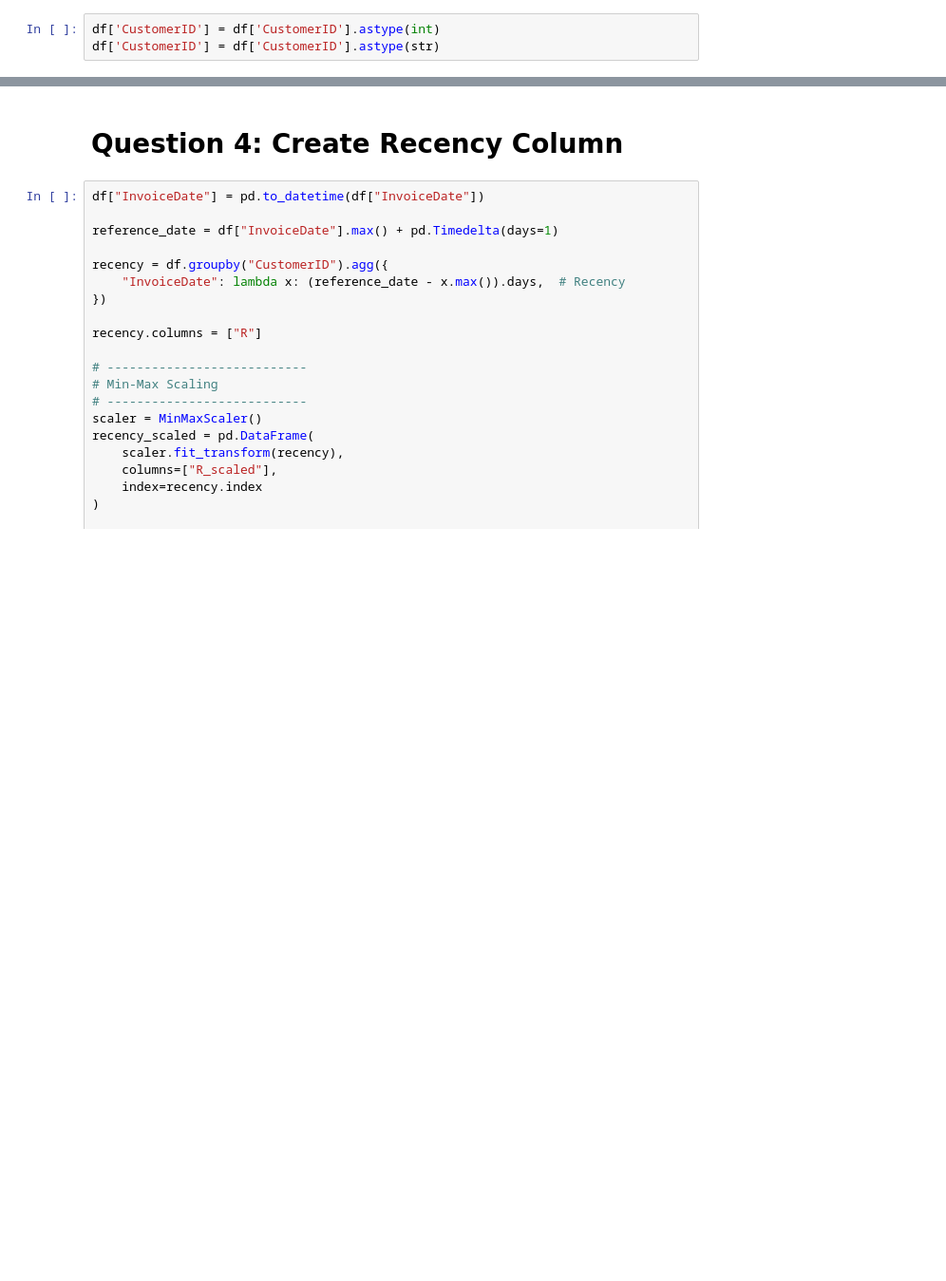
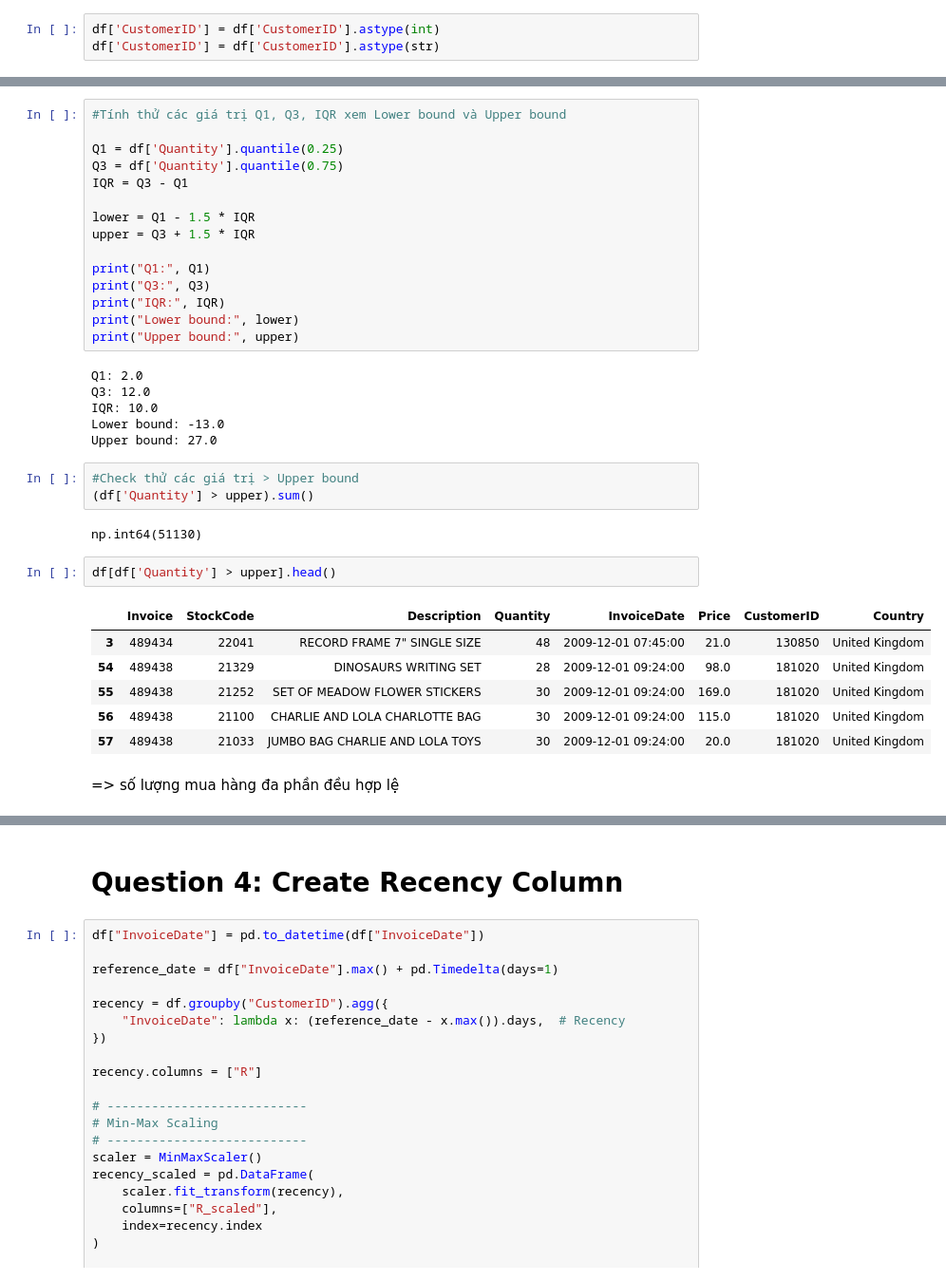
Before and after one commit to phuongtrang1910/Python_Test, a Jupyter notebook: 2.data_cleaning_process.ipynb, the cells around one changed output, grey strips where cells are left out. Shown at 95% size. Drawn from its saved outputs; the diff is of its cells as text; blank space fills up the shorter version.

```diff
--- a/2.data_cleaning_process.ipynb
+++ b/2.data_cleaning_process.ipynb
@@ -211,0 +163,37 @@ df.describe()
+# %%
+#Tính thử các giá trị Q1, Q3, IQR xem Lower bound và Upper bound
+
+Q1 = df['Quantity'].quantile(0.25)
+Q3 = df['Quantity'].quantile(0.75)
+IQR = Q3 - Q1
+
+lower = Q1 - 1.5 * IQR
+upper = Q3 + 1.5 * IQR
+
+print("Q1:", Q1)
+print("Q3:", Q3)
+print("IQR:", IQR)
+print("Lower bound:", lower)
+print("Upper bound:", upper)
+# %% [output]
+Q1: 2.0
+Q3: 12.0
+IQR: 10.0
+Lower bound: -13.0
+Upper bound: 27.0
+# %%
+#Check thử các giá trị > Upper bound
+(df['Quantity'] > upper).sum()
+# %% [output]
+np.int64(51130)
+# %%
+df[df['Quantity'] > upper].head()
+# %% [output]
+|  | Invoice | StockCode | Description | Quantity | InvoiceDate | Price | CustomerID | Country |
+| 3 | 489434 | 22041 | RECORD FRAME 7" SINGLE SIZE | 48 | 2009-12-01 07:45:00 | 21.0 | 130850 | United Kingdom |
+| 54 | 489438 | 21329 | DINOSAURS WRITING SET | 28 | 2009-12-01 09:24:00 | 98.0 | 181020 | United Kingdom |
+| 55 | 489438 | 21252 | SET OF MEADOW FLOWER STICKERS | 30 | 2009-12-01 09:24:00 | 169.0 | 181020 | United Kingdom |
+| 56 | 489438 | 21100 | CHARLIE AND LOLA CHARLOTTE BAG | 30 | 2009-12-01 09:24:00 | 115.0 | 181020 | United Kingdom |
+| 57 | 489438 | 21033 | JUMBO BAG CHARLIE AND LOLA TOYS | 30 | 2009-12-01 09:24:00 | 20.0 | 181020 | United Kingdom |
+# %% [markdown]
+=> số lượng mua hàng đa phần đều hợp lệ
```
Also changed, not shown: parts of 34 cells of this notebook, 3 other files.
